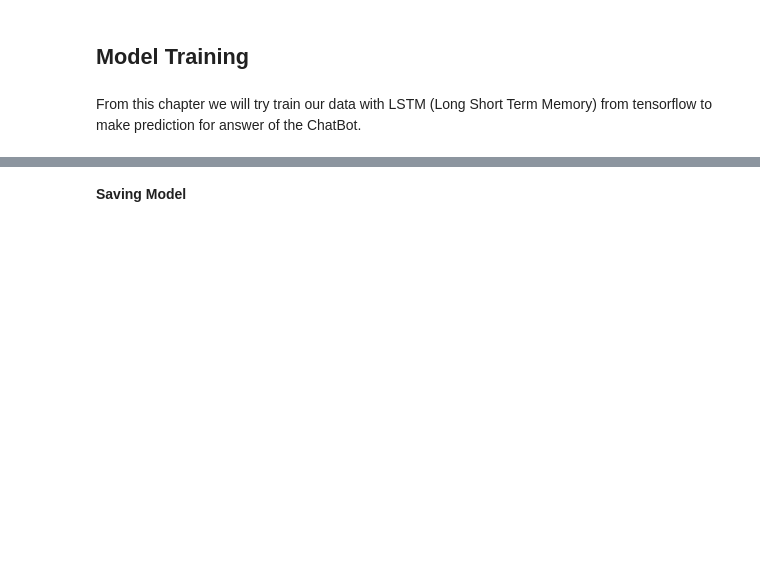
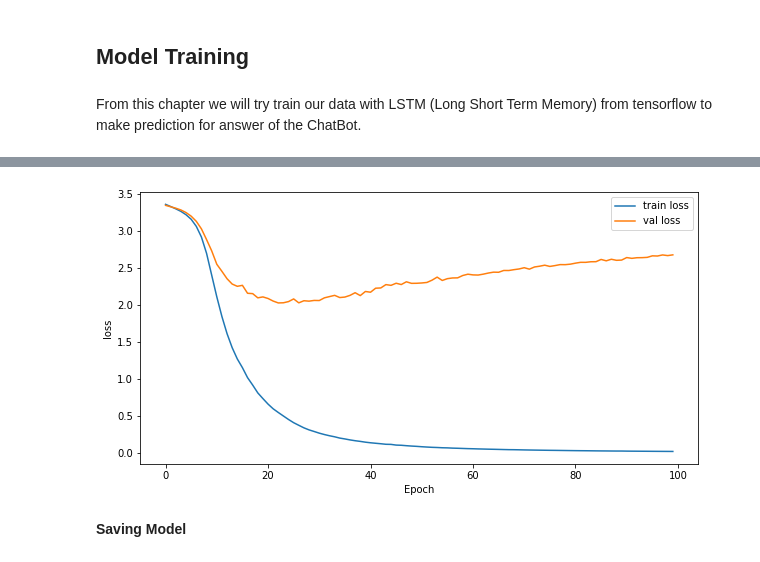
Before and after one commit to H8-Assignments-Bay/p2---final-project-group-005, a Jupyter notebook: Lost_Chatbot/chatbot_lost.ipynb, the cells around one changed output, grey strips where cells are left out. Cells and saved outputs as stored; diff of their text form; code cells hidden in the pictures; blank space fills up the shorter version.

```diff
--- a/Lost_Chatbot/chatbot_lost.ipynb
+++ b/Lost_Chatbot/chatbot_lost.ipynb
@@ -223,3 +335,14 @@ pd.DataFrame(hist.history).tail()
+# %%
+# visualisasi hasil training basic model rnn
+fig, ax = plt.subplots(figsize=(10,5))
+ax.plot(range(hist.epoch[-1]+1),hist.history['loss'],label='train loss')
+ax.plot(range(hist.epoch[-1]+1),hist.history['val_loss'],label='val loss')
+ax.set_xlabel('Epoch')
+ax.set_ylabel('loss')
+plt.legend()
+plt.show()
+# %% [output]
+[figure, added]
 # %% [markdown]
 **Saving Model**
 # %%
```
Also changed, not shown: parts of 39 cells of this notebook, 1 other file.
